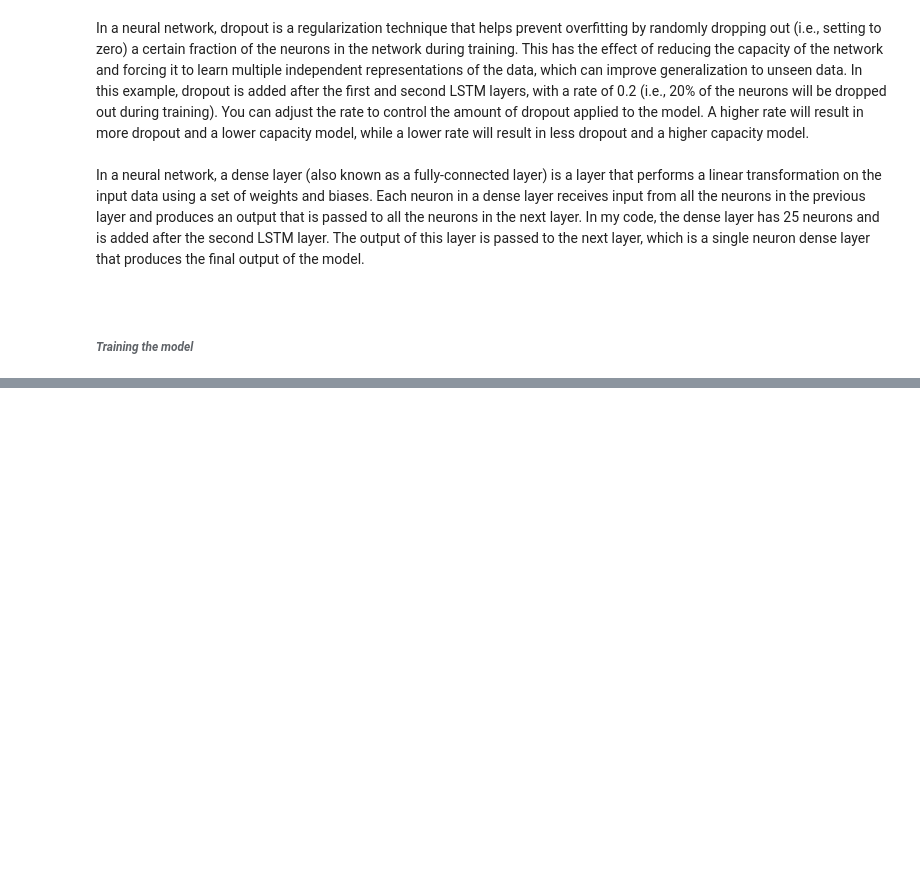
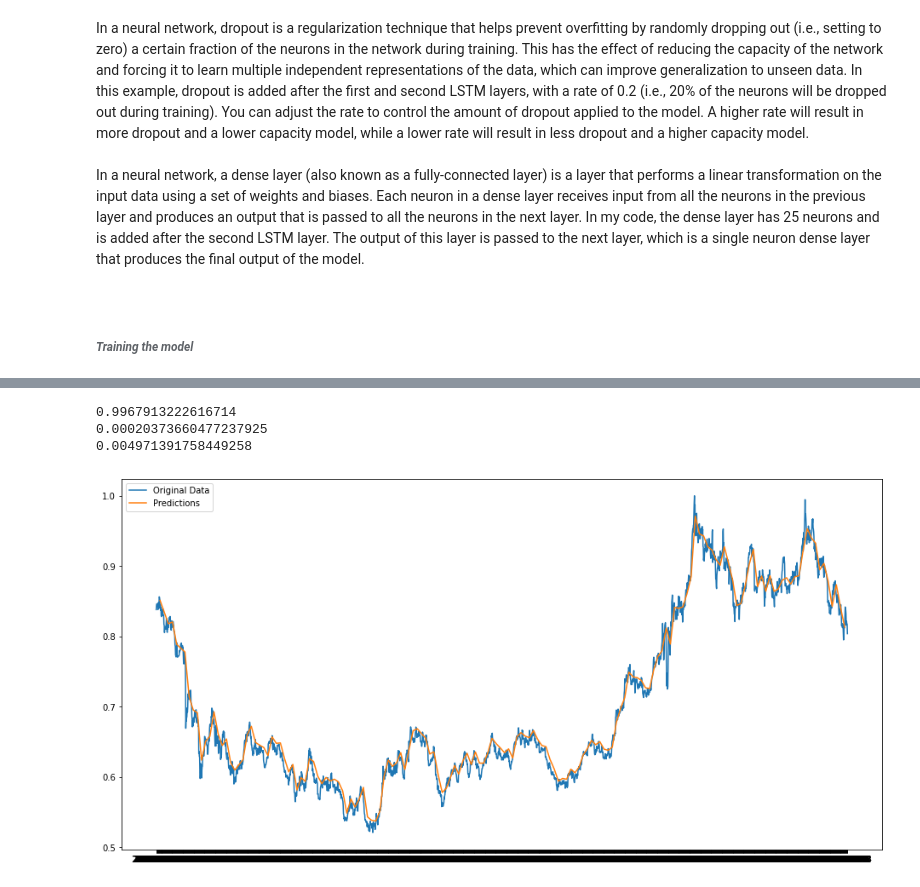
Before and after one commit to esr-zh/Commodity-Price-Prediction-Using-Deep-Learning, a Jupyter notebook: code/lstm-multivariate-prediction.ipynb, the cells around one changed output, grey strips where cells are left out. Cells and saved outputs as stored; diff of their text form; code cells hidden in the pictures; blank space fills up the shorter version.

```diff
--- a/code/lstm-multivariate-prediction.ipynb
+++ b/code/lstm-multivariate-prediction.ipynb
@@ -215,6 +128,6 @@ The model will use the previous 60 days as the deciding factor and will predict
 # %%
-X_train = tf.expand_dims(X_train, 2)
-X_test = tf.expand_dims(X_test, 2)
+#X_train = tf.expand_dims(X_train, 2)
+#X_test = tf.expand_dims(X_test, 2)
 print("x_train size and shape: {}".format(X_train.shape))
 print("y_train size and shape: {}".format(y_train.shape))
 print("x_test size and shape: {}".format(X_test.shape))
@@ -247,6 +160,6 @@ In a neural network, a dense layer (also known as a fully-connected layer) is a
 # %% [markdown]
 ###### *Training the model*
 # %%
-history = model.fit(X_train, y_train, epochs=10, batch_size=32, validation_data=(X_test, y_test))
+history = model.fit(X_train, y_train, epochs=10, batch_size=32)
 # %% [output]
 Epoch 1/10
@@ -323,14 +203,0 @@ plt.show()
-# %%
-import matplotlib.pyplot as plt
-commodity_data = commodity_data.reset_index(drop=True)
-
-# Plot the training, validation, and predictions data
-plt.figure(figsize=(16,8))
-plt.title('Model')
-plt.xlabel('Year')
-plt.ylabel('Close Price USD ($)')
-#plt.plot(train['Year'], train['Close'], color='blue', label='Train')
-#plt.plot(validation['Year'], validation['Close'], color='red', label='Val')
-plt.plot(validation['Year'], validation['Predictions'], color='green', label='Predictions')
-plt.legend(loc='lower right')
-plt.show()
@@ -357,0 +219,16 @@ mspe: INF
+# %%
+from sklearn.metrics import mean_squared_error, mean_absolute_error
+from sklearn.metrics import r2_score
+import numpy as np
+
+r2 = r2_score(y_test, predictions)
+print(r2)
+mse = mean_squared_error(y_test, predictions)
+mae = mean_absolute_error(y_test, predictions)
+
+print(mse)
+print(mae)
+# %% [output]
+0.9967913222616714
+0.00020373660477237925
+0.004971391758449258
@@ -357,0 +254,27 @@ mspe: INF
+# %%
+import matplotlib.pyplot as plt
+
+# Select the commodity data for a single commodity
+commodity_name = 'gold'  # Replace this with the name of the commodity you want to plot
+commodity_data_subset = commodity_data[commodity_data['Commodity'] == commodity_name]
+
+# Get the original data and predictions for the commodity
+original_data = commodity_data_subset['Close']
+predictions = commodity_data_subset['t-15']
+
+# Get the index of the 15th day for each prediction
+prediction_indices = commodity_data_subset.index[14::15]
+
+# Select only the predictions made on the 15th day
+predictions_15th_day = predictions[prediction_indices]
+
+# Plot the original data and predictions
+plt.figure(figsize=(16,8))
+plt.plot(original_data, label='Original Data')
+plt.plot(prediction_indices, predictions_15th_day, label='Predictions')
+
+# Add a legend and show the plot
+plt.legend()
+plt.show()
+# %% [output]
+[figure, added]
```
Also changed, not shown: parts of 18 cells of this notebook.
